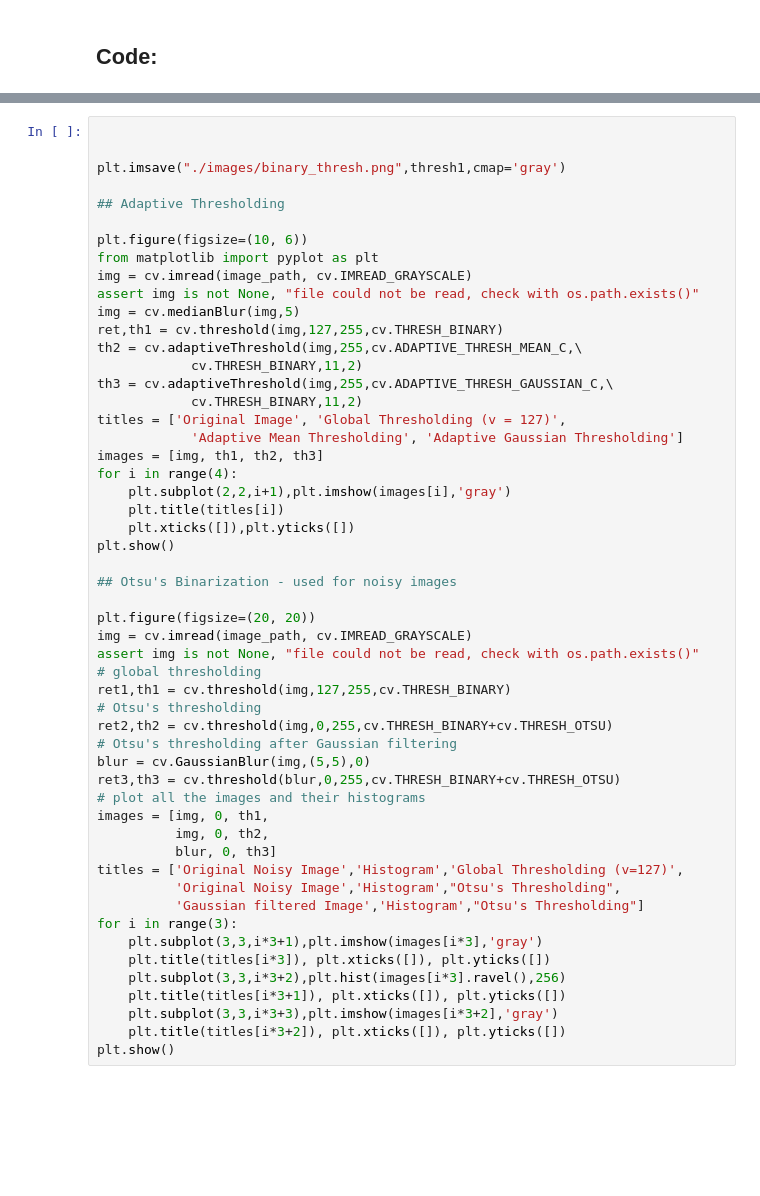
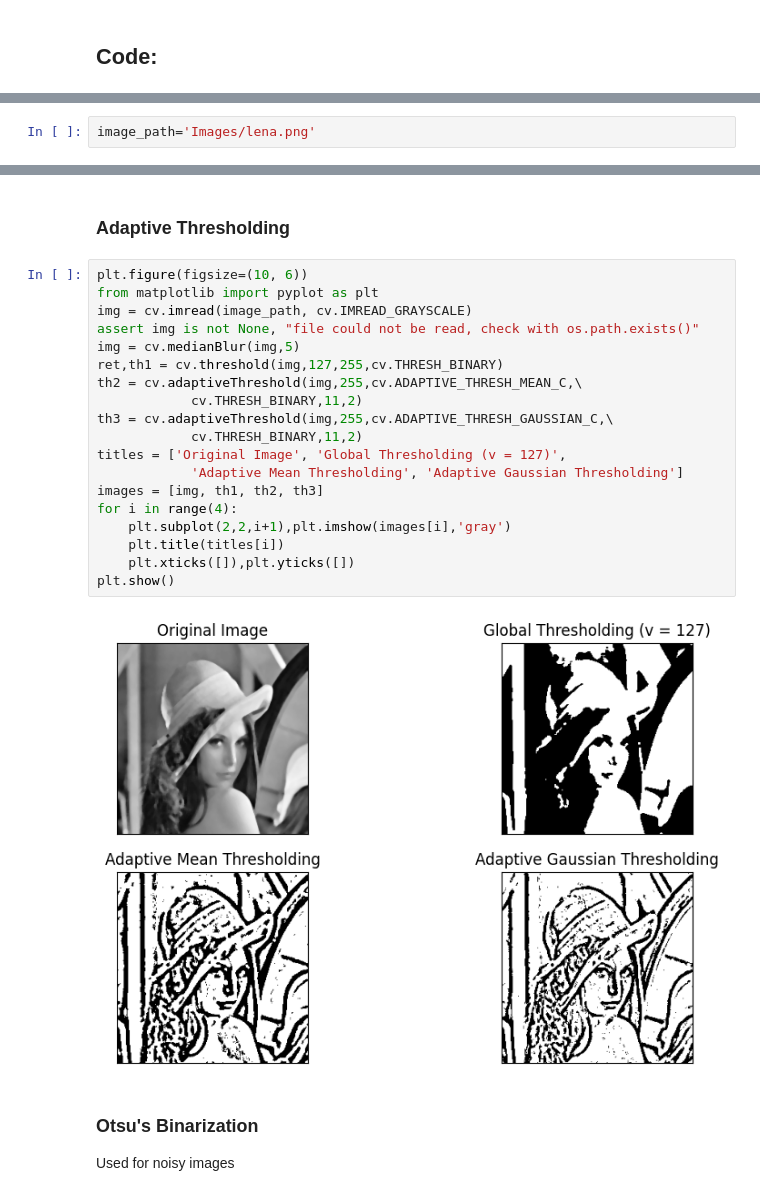
Before and after one commit to Sumo01/ImageDetection-Methodologies, a Jupyter notebook: Thresholding.ipynb, the cells around one changed output, grey strips where cells are left out. Cells and saved outputs as stored; diff of their text form; blank space fills up the shorter version.

```diff
--- a/Thresholding.ipynb
+++ b/Thresholding.ipynb
@@ -33,0 +60,2 @@ image_path='Images/cameraman.png'
+# %%
+image_path='Images/lena.png'
@@ -53,53 +82,26 @@ plt.show()
+# %% [markdown]
+### Adaptive Thresholding
 # %%
-
-
-plt.imsave("./images/binary_thresh.png",thresh1,cmap='gray')
-
-## Adaptive Thresholding
-
 plt.figure(figsize=(10, 6))
 from matplotlib import pyplot as plt
 img = cv.imread(image_path, cv.IMREAD_GRAYSCALE)
 assert img is not None, "file could not be read, check with os.path.exists()"
 img = cv.medianBlur(img,5)
 ret,th1 = cv.threshold(img,127,255,cv.THRESH_BINARY)
 th2 = cv.adaptiveThreshold(img,255,cv.ADAPTIVE_THRESH_MEAN_C,\
             cv.THRESH_BINARY,11,2)
 th3 = cv.adaptiveThreshold(img,255,cv.ADAPTIVE_THRESH_GAUSSIAN_C,\
             cv.THRESH_BINARY,11,2)
 titles = ['Original Image', 'Global Thresholding (v = 127)',
             'Adaptive Mean Thresholding', 'Adaptive Gaussian Thresholding']
 images = [img, th1, th2, th3]
 for i in range(4):
     plt.subplot(2,2,i+1),plt.imshow(images[i],'gray')
     plt.title(titles[i])
     plt.xticks([]),plt.yticks([])
 plt.show()
-
-## Otsu's Binarization - used for noisy images
-
-plt.figure(figsize=(20, 20))
-img = cv.imread(image_path, cv.IMREAD_GRAYSCALE)
-assert img is not None, "file could not be read, check with os.path.exists()"
-# global thresholding
-ret1,th1 = cv.threshold(img,127,255,cv.THRESH_BINARY)
-# Otsu's thresholding
-ret2,th2 = cv.threshold(img,0,255,cv.THRESH_BINARY+cv.THRESH_OTSU)
-# Otsu's thresholding after Gaussian filtering
-blur = cv.GaussianBlur(img,(5,5),0)
-ret3,th3 = cv.threshold(blur,0,255,cv.THRESH_BINARY+cv.THRESH_OTSU)
-# plot all the images and their histograms
-images = [img, 0, th1,
-          img, 0, th2,
-          blur, 0, th3]
-titles = ['Original Noisy Image','Histogram','Global Thresholding (v=127)',
-          'Original Noisy Image','Histogram',"Otsu's Thresholding",
-          'Gaussian filtered Image','Histogram',"Otsu's Thresholding"]
-for i in range(3):
-    plt.subplot(3,3,i*3+1),plt.imshow(images[i*3],'gray')
-    plt.title(titles[i*3]), plt.xticks([]), plt.yticks([])
-    plt.subplot(3,3,i*3+2),plt.hist(images[i*3].ravel(),256)
-    plt.title(titles[i*3+1]), plt.xticks([]), plt.yticks([])
-    plt.subplot(3,3,i*3+3),plt.imshow(images[i*3+2],'gray')
-    plt.title(titles[i*3+2]), plt.xticks([]), plt.yticks([])
-plt.show()
+# %% [output]
+[figure, added]
+# %% [markdown]
+### Otsu's Binarization
+Used for noisy images
```
Also changed, not shown: parts of 8 cells of this notebook, 1 other file.
